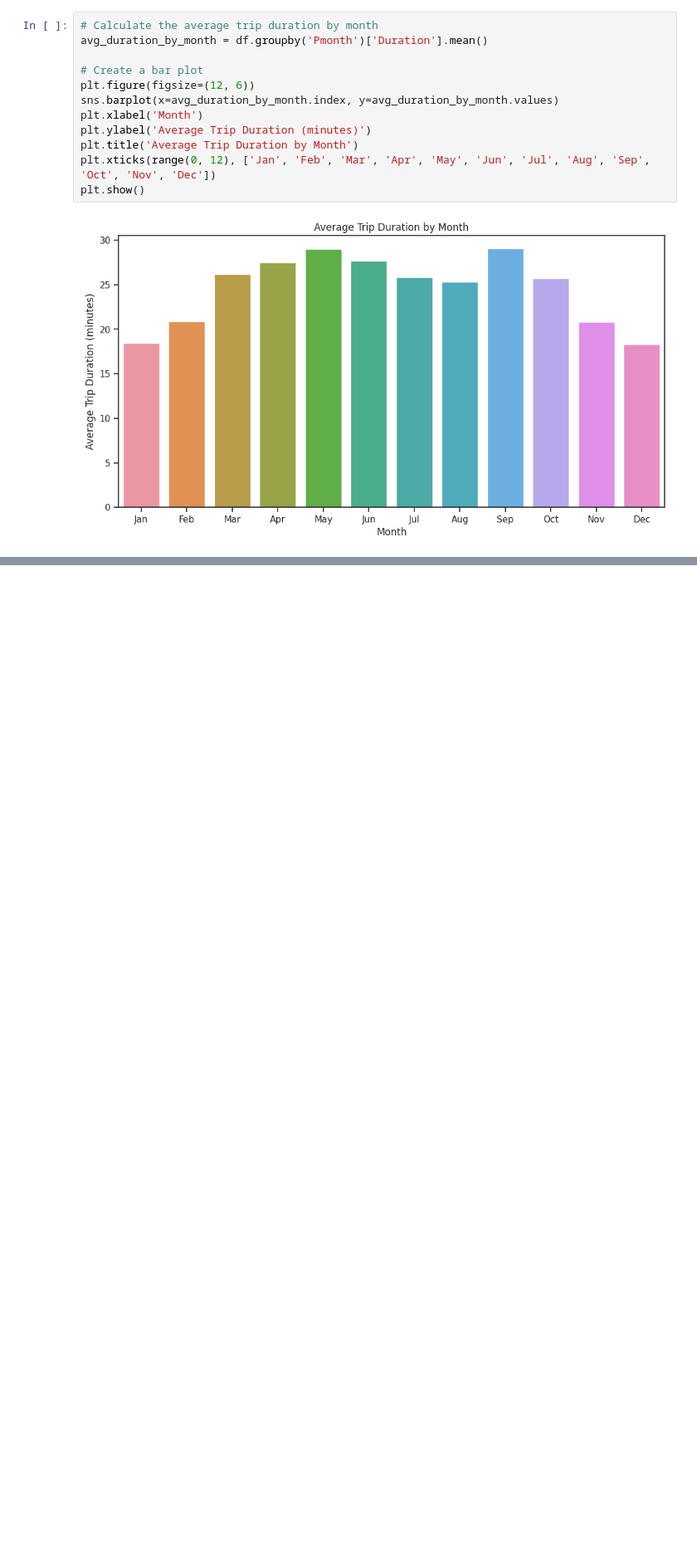
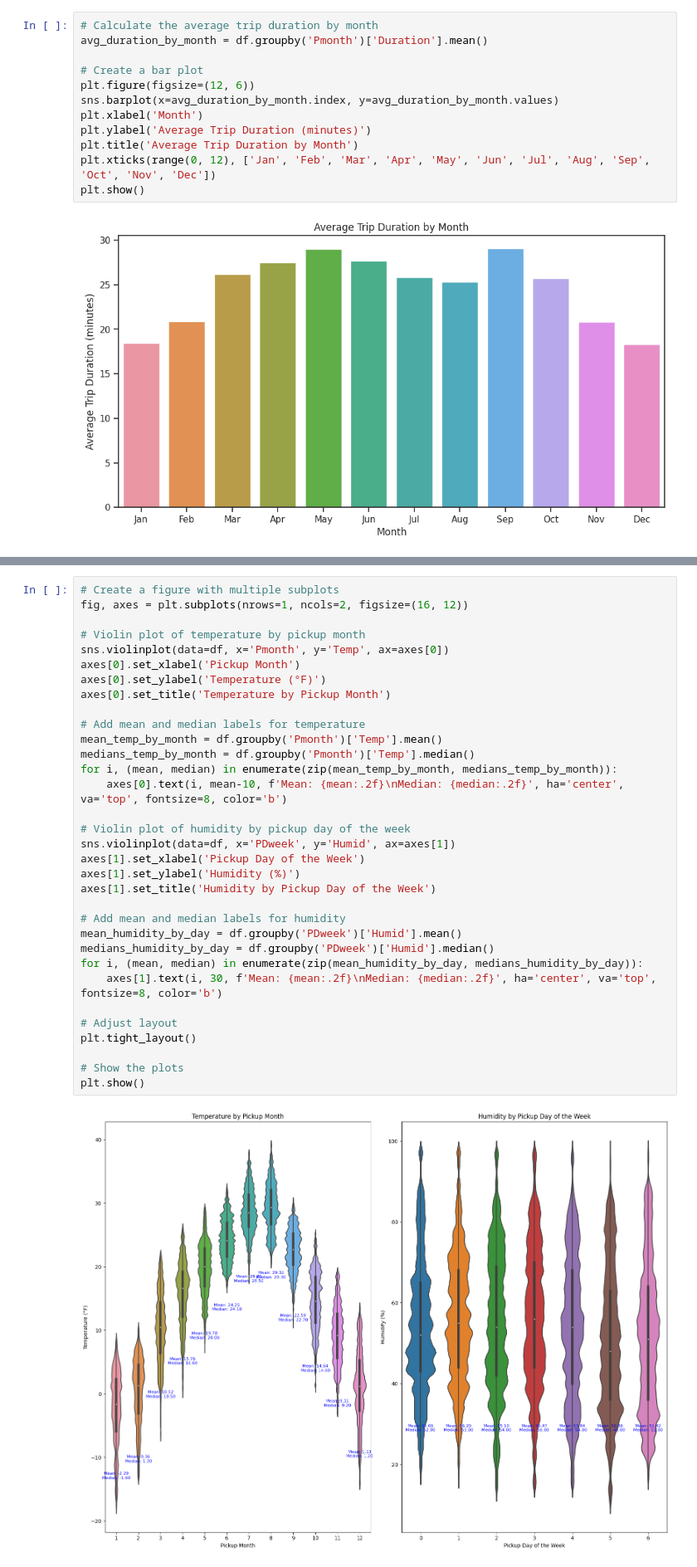
Before and after one commit to dp2292/CP01-Data-Alchemists, a Jupyter notebook: SBT_Graphs_Dhruv.ipynb, the cells around one changed output, grey strips where cells are left out. Shown at 83% size. Cells and saved outputs as stored; diff of their text form; blank space fills up the shorter version.

Commit message:
Added violin and box plot using multiple variables

```diff
--- a/SBT_Graphs_Dhruv.ipynb
+++ b/SBT_Graphs_Dhruv.ipynb
@@ -278,3 +279,38 @@ seoul_map.save('seoul_simplified_heatmap.html')
 seoul_map
 # %% [output]
 [interactive output not drawn]
+# %%
+# Create a figure with multiple subplots
+fig, axes = plt.subplots(nrows=1, ncols=2, figsize=(16, 12))
+
+# Violin plot of temperature by pickup month
+sns.violinplot(data=df, x='Pmonth', y='Temp', ax=axes[0])
+axes[0].set_xlabel('Pickup Month')
+axes[0].set_ylabel('Temperature (°F)')
+axes[0].set_title('Temperature by Pickup Month')
+
+# Add mean and median labels for temperature
+mean_temp_by_month = df.groupby('Pmonth')['Temp'].mean()
+medians_temp_by_month = df.groupby('Pmonth')['Temp'].median()
+for i, (mean, median) in enumerate(zip(mean_temp_by_month, medians_temp_by_month)):
+    axes[0].text(i, mean-10, f'Mean: {mean:.2f}\nMedian: {median:.2f}', ha='center', va='top', fontsize=8, color='b')
+
+# Violin plot of humidity by pickup day of the week
+sns.violinplot(data=df, x='PDweek', y='Humid', ax=axes[1])
+axes[1].set_xlabel('Pickup Day of the Week')
+axes[1].set_ylabel('Humidity (%)')
+axes[1].set_title('Humidity by Pickup Day of the Week')
+
+# Add mean and median labels for humidity
+mean_humidity_by_day = df.groupby('PDweek')['Humid'].mean()
+medians_humidity_by_day = df.groupby('PDweek')['Humid'].median()
+for i, (mean, median) in enumerate(zip(mean_humidity_by_day, medians_humidity_by_day)):
+    axes[1].text(i, 30, f'Mean: {mean:.2f}\nMedian: {median:.2f}', ha='center', va='top', fontsize=8, color='b')
+
+# Adjust layout
+plt.tight_layout()
+
+# Show the plots
+plt.show()
+# %% [output]
+[figure, added]
```
Also changed, not shown: parts of 3 cells of this notebook.
